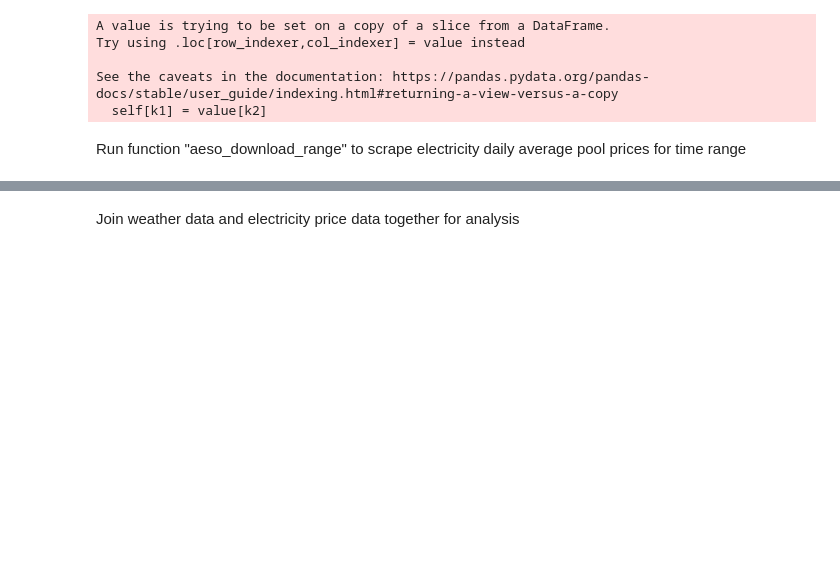
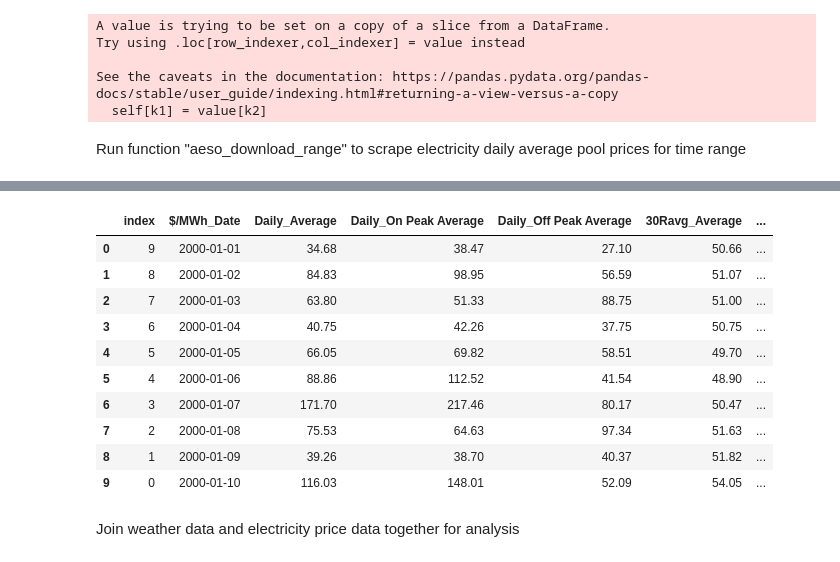
Before and after one commit to Haydenfiege/utility-forecaster, a Jupyter notebook: JZtest/Utility_Forecast_Analysis.ipynb, the cells around one changed output, grey strips where cells are left out. Saved outputs shown, nothing was run; the diff lists cells and outputs as text; code cells hidden in the pictures; blank space fills up the shorter version.

```diff
--- a/JZtest/Utility_Forecast_Analysis.ipynb
+++ b/JZtest/Utility_Forecast_Analysis.ipynb
@@ -36,8 +36,8 @@ Run function "aeso_download_range" to scrape electricity daily average pool pric
 # %%
 #electricity params
 tablename = 'DailyAveragePoolPrice'
-startdate = '2020-01-01'
-enddate = '2021-03-31'
+startdate = '2024-01-01'
+enddate = '2024-01-10'
 dateformat = '%Y-%m-%d'
 contenttype = 'html'
 #get table of downloaded data, sort by date
@@ -63,3 +50,17 @@ sleep for 7 seconds
+# %%
+util_prices
+# %% [output]
+|  | index | $/MWh_Date | Daily_Average | Daily_On Peak Average | Daily_Off Peak Average | 30Ravg_Average | ... |
+| 0 | 9 | 2000-01-01 | 34.68 | 38.47 | 27.10 | 50.66 | ... |
+| 1 | 8 | 2000-01-02 | 84.83 | 98.95 | 56.59 | 51.07 | ... |
+| 2 | 7 | 2000-01-03 | 63.80 | 51.33 | 88.75 | 51.00 | ... |
+| 3 | 6 | 2000-01-04 | 40.75 | 42.26 | 37.75 | 50.75 | ... |
+| 4 | 5 | 2000-01-05 | 66.05 | 69.82 | 58.51 | 49.70 | ... |
+| 5 | 4 | 2000-01-06 | 88.86 | 112.52 | 41.54 | 48.90 | ... |
+| 6 | 3 | 2000-01-07 | 171.70 | 217.46 | 80.17 | 50.47 | ... |
+| 7 | 2 | 2000-01-08 | 75.53 | 64.63 | 97.34 | 51.63 | ... |
+| 8 | 1 | 2000-01-09 | 39.26 | 38.70 | 40.37 | 51.82 | ... |
+| 9 | 0 | 2000-01-10 | 116.03 | 148.01 | 52.09 | 54.05 | ... |
 # %% [markdown]
 Join weather data and electricity price data together for analysis
 # %%
```
Also changed, not shown: parts of 2 cells of this notebook, 1 other file.
